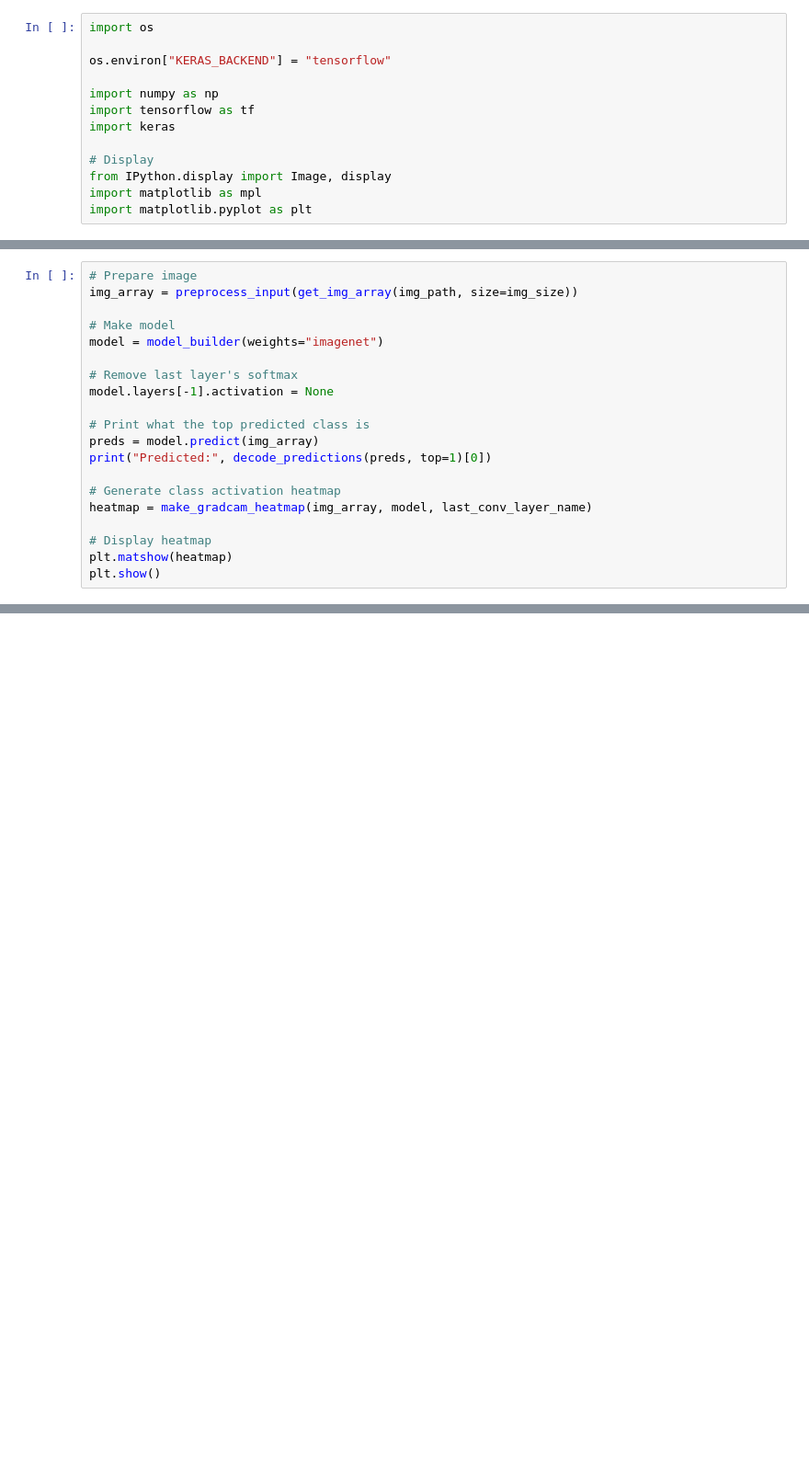
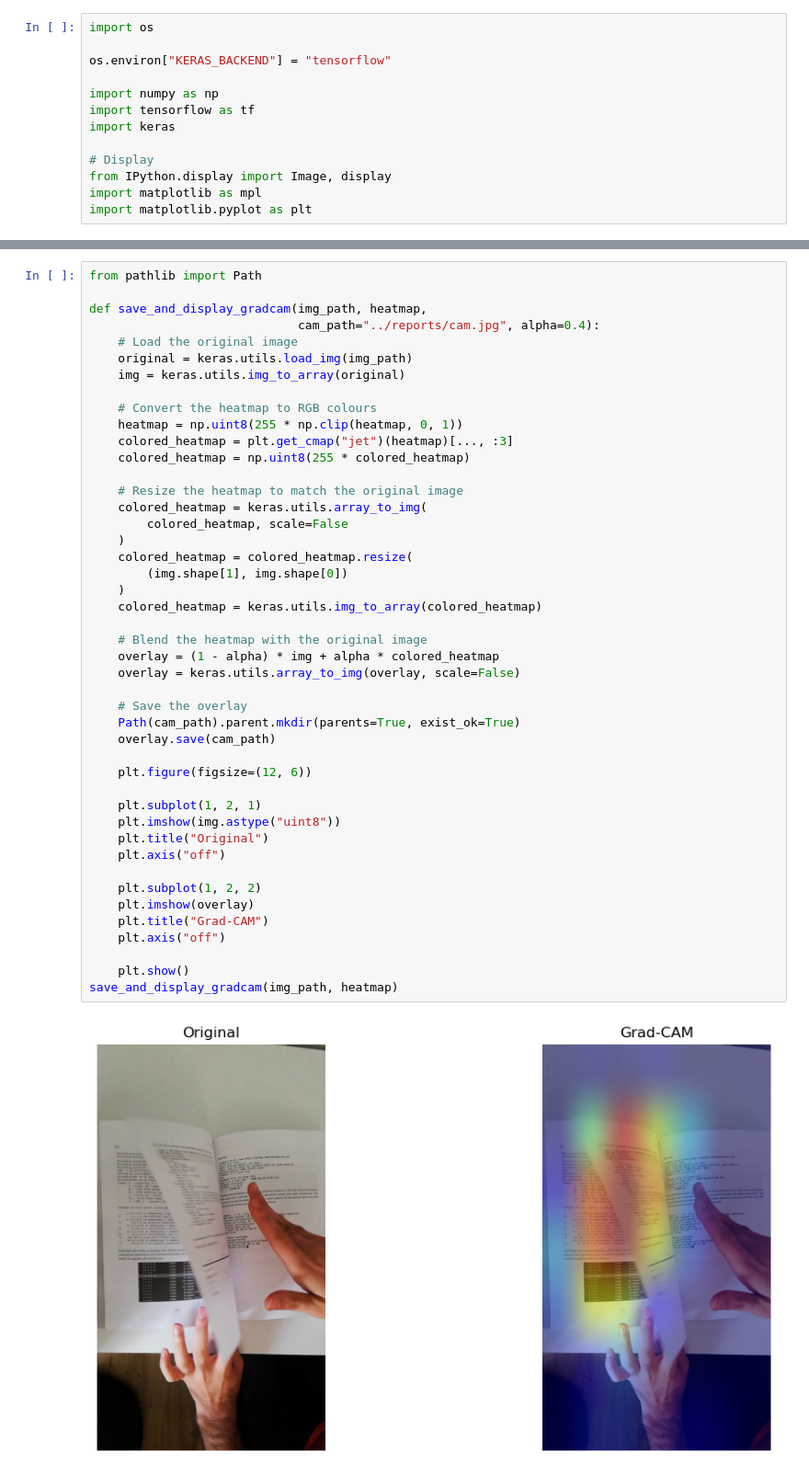
Before and after one commit to safwt-data/4Z1CrPQmDHbpz6TR, a Jupyter notebook: notebooks/modeling_notebook.ipynb, the cells around one changed output, grey strips where cells are left out. Shown at 92% size. Saved outputs shown, nothing was run; the diff lists cells and outputs as text; blank space fills up the shorter version.

```diff
--- a/notebooks/modeling_notebook.ipynb
+++ b/notebooks/modeling_notebook.ipynb
@@ -689,20 +683,0 @@ def make_gradcam_heatmap(img_array, model, last_conv_layer_name, pred_index=None
-# %%
-# Prepare image
-img_array = preprocess_input(get_img_array(img_path, size=img_size))
-
-# Make model
-model = model_builder(weights="imagenet")
-
-# Remove last layer's softmax
-model.layers[-1].activation = None
-
-# Print what the top predicted class is
-preds = model.predict(img_array)
-print("Predicted:", decode_predictions(preds, top=1)[0])
-
-# Generate class activation heatmap
-heatmap = make_gradcam_heatmap(img_array, model, last_conv_layer_name)
-
-# Display heatmap
-plt.matshow(heatmap)
-plt.show()
@@ -741,0 +736,47 @@ save_and_display_gradcam(img_path, heatmap)
+# %%
+from pathlib import Path
+
+def save_and_display_gradcam(img_path, heatmap,
+                             cam_path="../reports/cam.jpg", alpha=0.4):
+    # Load the original image
+    original = keras.utils.load_img(img_path)
+    img = keras.utils.img_to_array(original)
+
+    # Convert the heatmap to RGB colours
+    heatmap = np.uint8(255 * np.clip(heatmap, 0, 1))
+    colored_heatmap = plt.get_cmap("jet")(heatmap)[..., :3]
+    colored_heatmap = np.uint8(255 * colored_heatmap)
+
+    # Resize the heatmap to match the original image
+    colored_heatmap = keras.utils.array_to_img(
+        colored_heatmap, scale=False
+    )
+    colored_heatmap = colored_heatmap.resize(
+        (img.shape[1], img.shape[0])
+    )
+    colored_heatmap = keras.utils.img_to_array(colored_heatmap)
+
+    # Blend the heatmap with the original image
+    overlay = (1 - alpha) * img + alpha * colored_heatmap
+    overlay = keras.utils.array_to_img(overlay, scale=False)
+
+    # Save the overlay
+    Path(cam_path).parent.mkdir(parents=True, exist_ok=True)
+    overlay.save(cam_path)
+
+    plt.figure(figsize=(12, 6))
+
+    plt.subplot(1, 2, 1)
+    plt.imshow(img.astype("uint8"))
+    plt.title("Original")
+    plt.axis("off")
+
+    plt.subplot(1, 2, 2)
+    plt.imshow(overlay)
+    plt.title("Grad-CAM")
+    plt.axis("off")
+
+    plt.show()
+save_and_display_gradcam(img_path, heatmap)
+# %% [output]
+[figure, added]
```
Also changed, not shown: parts of 6 cells of this notebook, 1 other file.
